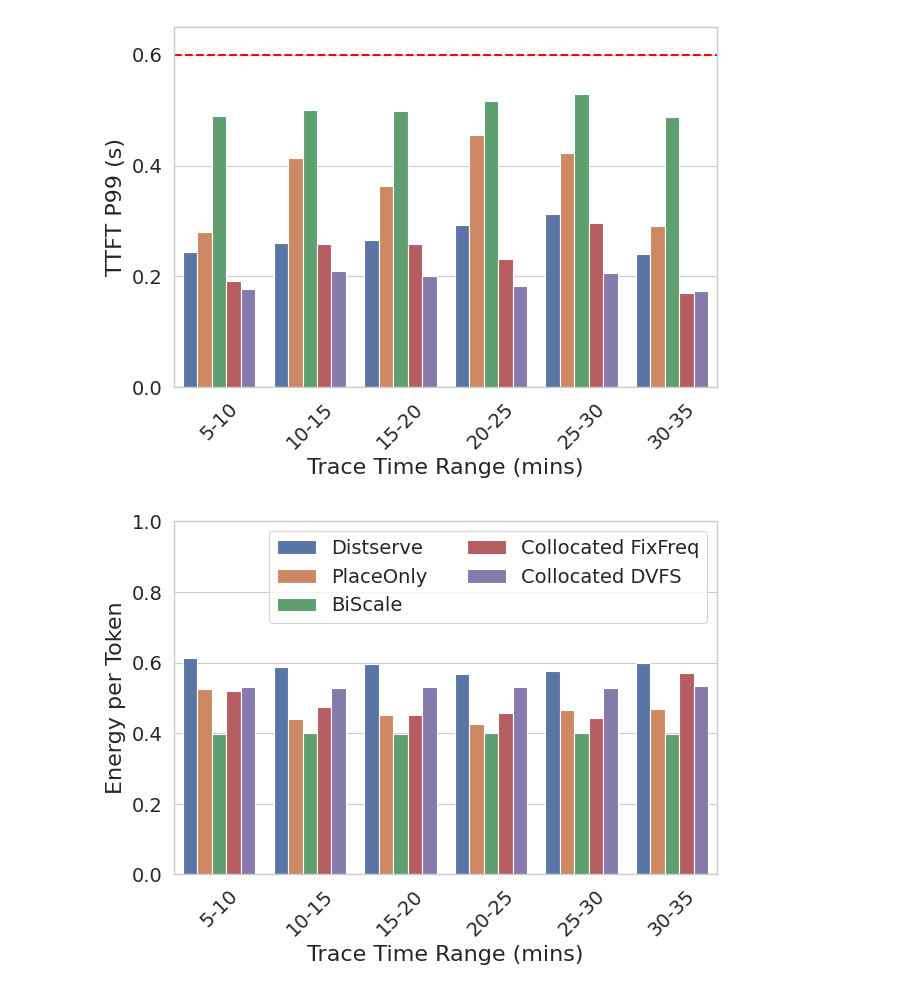
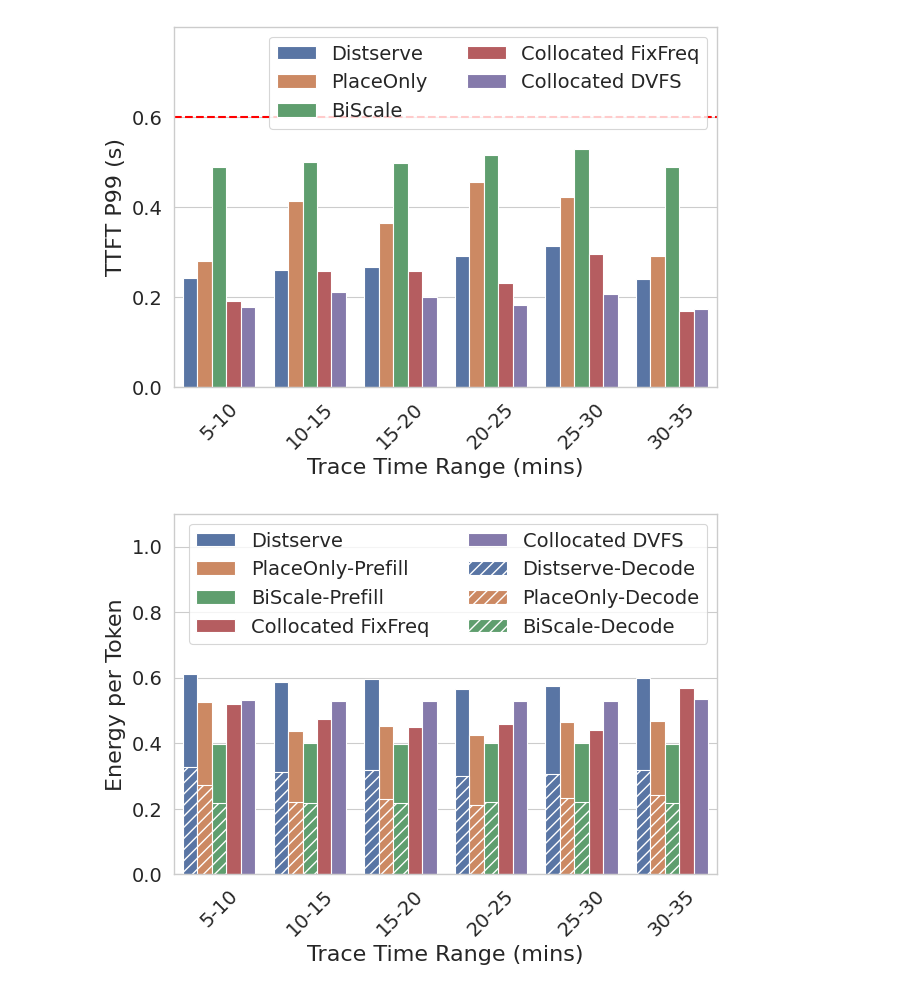
Before and after one commit to Louis-99/vllm-fork, a Jupyter notebook: additional_stuff/sosp_evals/2_nodes/dissag_vs_collocated.ipynb, the cells around one changed output. Saved outputs shown, nothing was run; the diff lists cells and outputs as text; code cells hidden in the pictures.

```diff
--- a/additional_stuff/sosp_evals/2_nodes/dissag_vs_collocated.ipynb
+++ b/additional_stuff/sosp_evals/2_nodes/dissag_vs_collocated.ipynb
@@ -397,39 +515,65 @@ ax = sns.barplot(
 )
 ax.axhline(y=0.6, color='red', linestyle='--', linewidth=1.5)
 # Customize the plot
 ax.set_xlabel('Trace Time Range (mins)', fontsize=16)
 ax.set_ylabel('TTFT P99 (s)', fontsize=16)
-ax.set_ylim(0, 0.65)
+ax.set_ylim(0, 0.8)
 ax.set_xticks([0,1,2, 3, 4, 5])
 ax.set_xticklabels(['5-10', '10-15', '15-20', '20-25', '25-30', '30-35'], fontsize=14, rotation=45, ha='center')
 ax.set_yticks([0.0, 0.2, 0.4, 0.6])
 ax.set_yticklabels(['0.0', '0.2', '0.4', '0.6'], fontsize=14)
-ax.legend_.remove()
+ax.legend(title="", fontsize=14, ncol=2)
+
 plt.tight_layout()
 plt.savefig("figs/real_85p_trace_ttft.pdf", format="pdf")
 
 ############################ energy per token #######################
+filtered_handles = []
+filtered_labels = []
+
 sns.set_theme(context="paper", style="whitegrid")
-plt.figure(constrained_layout=True)
+plt.figure()
 ax = sns.barplot(
     x="rps",
     y="energy_per_token",
     hue="name",
     data=df_results,
-    dodge=True
+    dodge=True,
 )
+
+df_results_de = df_results[df_results['decode_energy_per_token'].notnull() & df_results['decode_energy_per_token'] > 0]
+ax2 = sns.barplot(
+    x="rps",
+    y="decode_energy_per_token",
+    hue="name",
+    data=df_results_de,
+    dodge=True,
+    hatch='///',
+)
+# Build custom legend
+handles, labels = ax.get_legend_handles_labels()
+handles = handles[:-2]
+labels = labels[:-2]
+labels = ['Distserve',
+        'PlaceOnly-Prefill',
+        'BiScale-Prefill',
+        'Collocated FixFreq',
+        'Collocated DVFS',
+        'Distserve-Decode',
+        'PlaceOnly-Decode',
+        'BiScale-Decode']
 # Customize the plot
 ax.set_xlabel('Trace Time Range (mins)', fontsize=16)
 ax.set_ylabel('Energy per Token', fontsize=16)
-ax.set_ylim(0, 1.0)
+ax.set_ylim(0, 1.1)
+
 ax.set_xticks([0,1,2, 3, 4, 5])
 ax.set_xticklabels(['5-10', '10-15', '15-20', '20-25', '25-30', '30-35'], fontsize=14, rotation=45, ha='center')
 ax.tick_params(axis='y', labelsize=14)
-ax.legend(fontsize=14, ncol=2)
-
+ax.legend(handles, labels, title="", fontsize=14, ncol=2)
 plt.tight_layout()
 plt.savefig("figs/real_85p_trace_energy_per_token.pdf", format="pdf")
 # %% [output]
 [figure]
-[figure, old version]
+[figure, new version]
-[figure, old version]
+[figure, new version]
```
Also changed, not shown: parts of 5 cells of this notebook, 22 other files.
